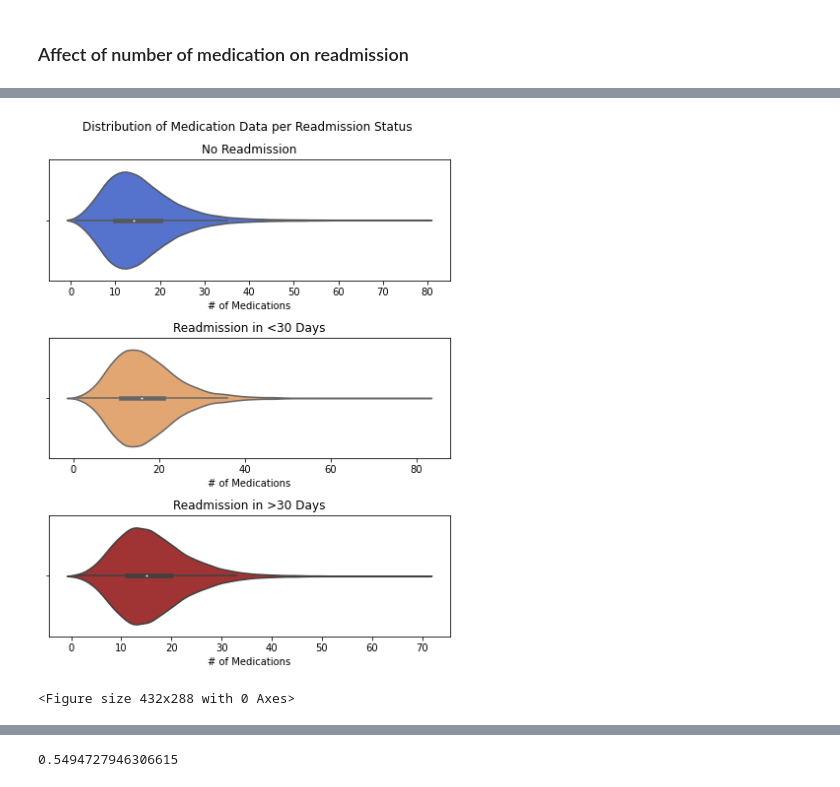
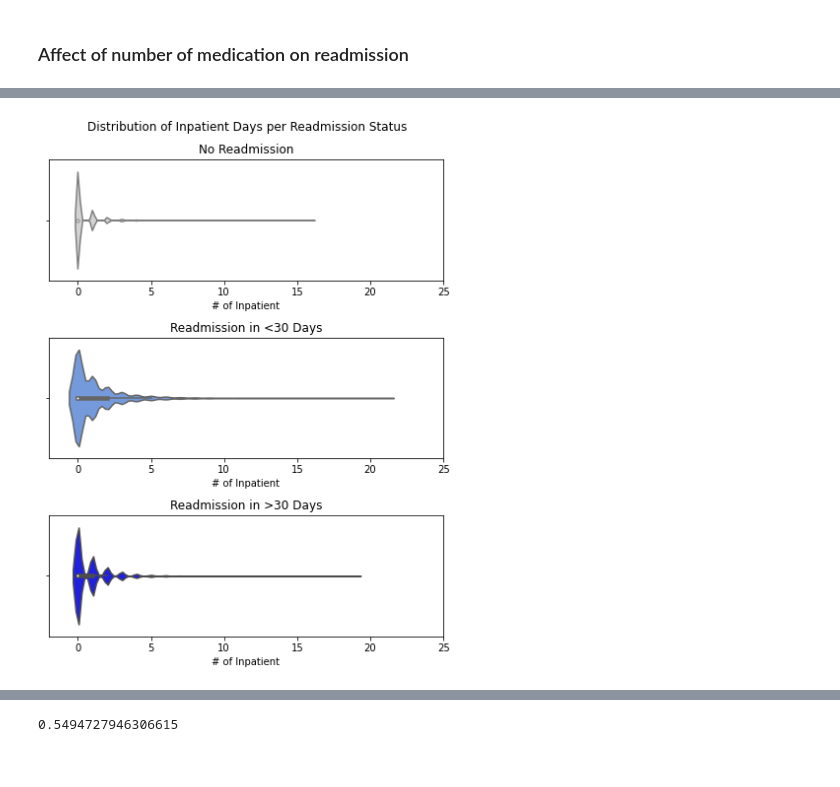
Before and after one commit to yunghanjeong/diabetic_readmission_prediction, a Jupyter notebook: notebooks/diabetes_readmission_eda_jeong.ipynb, the cells around one changed output, grey strips where cells are left out. Saved outputs shown, nothing was run; the diff lists cells and outputs as text; code cells hidden in the pictures.

```diff
--- a/notebooks/diabetes_readmission_eda_jeong.ipynb
+++ b/notebooks/diabetes_readmission_eda_jeong.ipynb
@@ -50,21 +141,34 @@ x2 = clean_df[clean_df.readmitted == 2]["num_medications"]
 # %%
+# data slice
+x0 = clean_df[clean_df.readmitted == 0]["number_inpatient"]
+x1 = clean_df[clean_df.readmitted == 1]["number_inpatient"]
+x2 = clean_df[clean_df.readmitted == 2]["number_inpatient"]
+
+# plot
 fig, ax = plt.subplots(3,1, figsize=(6,8))
-sns.violinplot(x0, color="royalblue", alpha=0.7, ax=ax[0])
+# subplot 1
+sns.violinplot(x0, color="lightgrey", alpha=0.7, ax=ax[0])
 ax[0].set_title("No Readmission")
-ax[0].set_xlabel("# of Medications")
+ax[0].set_xlim(-2, 25)
+ax[0].set_xlabel("# of Inpatient")
 
-sns.violinplot(x1, color="sandybrown", alpha=0.7, ax=ax[1])
+# subplot 2
+sns.violinplot(x1, color="cornflowerblue", alpha=0.7, ax=ax[1])
 ax[1].set_title("Readmission in <30 Days")
-ax[1].set_xlabel("# of Medications")
+ax[1].set_xlim(-2, 25)
+ax[1].set_xlabel("# of Inpatient")
 
-sns.violinplot(x2, color="firebrick", alpha=0.7, ax=ax[2])
+# subplot 3
+sns.violinplot(x2, color="blue", alpha=0.7, ax=ax[2])
 ax[2].set_title("Readmission in >30 Days")
-ax[2].set_xlabel("# of Medications")
+ax[2].set_xlim(-2, 25)
+ax[2].set_xlabel("# of Inpatient")
 
-plt.suptitle("Distribution of Medication Data per Readmission Status")
-plt.tight_layout() #make it neat
-plt.show()
-plt.savefig(r"..\image\num_med_violin.png")
+# prettify
+plt.suptitle("Distribution of Inpatient Days per Readmission Status")
+plt.tight_layout(); #make it neat
+# save
+plt.savefig(r"..\image\num_inpatient_violin.png");
+plt.show();
 # %% [output]
-[figure, old version]
+[figure, new version]
-<Figure size 432x288 with 0 Axes>
```
Also changed, not shown: parts of 13 cells of this notebook, 8 other files.
